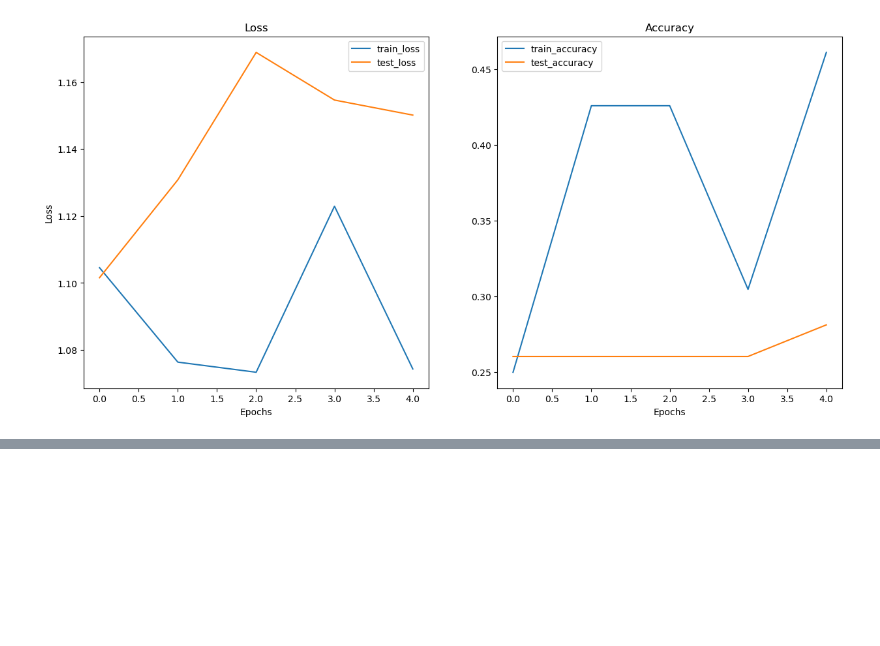
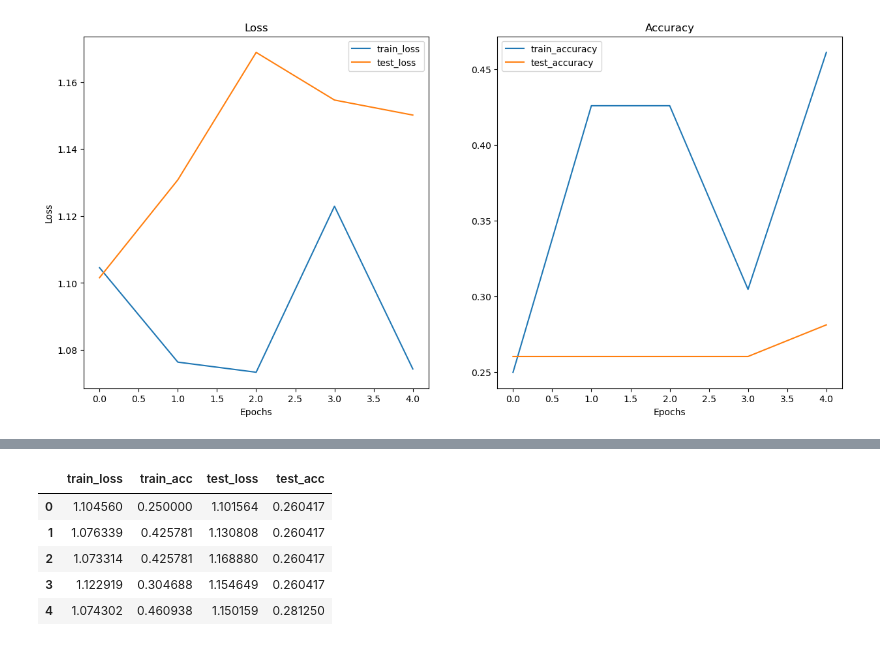
Before and after one commit to diyangraditya/PyTorchLearnings_UDEMY, a Jupyter notebook: Notebooks/UDEMY_04_PyTorch_custom_datasets.ipynb, the cells around one changed output, grey strips where cells are left out. Cells and saved outputs as stored; diff of their text form; code cells hidden in the pictures; blank space fills up the shorter version.

```diff
--- a/Notebooks/UDEMY_04_PyTorch_custom_datasets.ipynb
+++ b/Notebooks/UDEMY_04_PyTorch_custom_datasets.ipynb
@@ -1220,0 +1244,9 @@ plot_loss_curves(model_1_results)
+# %%
+model_1_df
+# %% [output]
+|  | train_loss | train_acc | test_loss | test_acc |
+| 0 | 1.104560 | 0.250000 | 1.101564 | 0.260417 |
+| 1 | 1.076339 | 0.425781 | 1.130808 | 0.260417 |
+| 2 | 1.073314 | 0.425781 | 1.168880 | 0.260417 |
+| 3 | 1.122919 | 0.304688 | 1.154649 | 0.260417 |
+| 4 | 1.074302 | 0.460938 | 1.150159 | 0.281250 |
```
Also changed, not shown: parts of 16 cells of this notebook.
